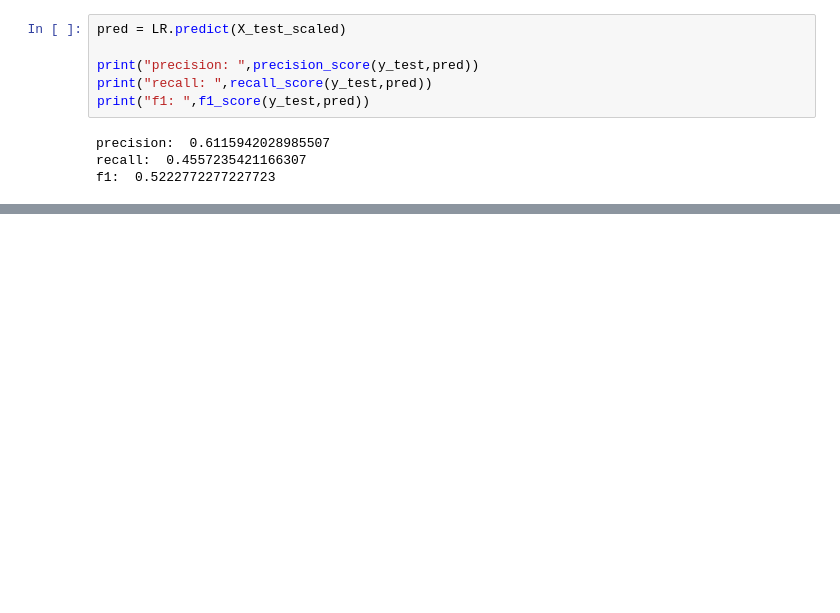
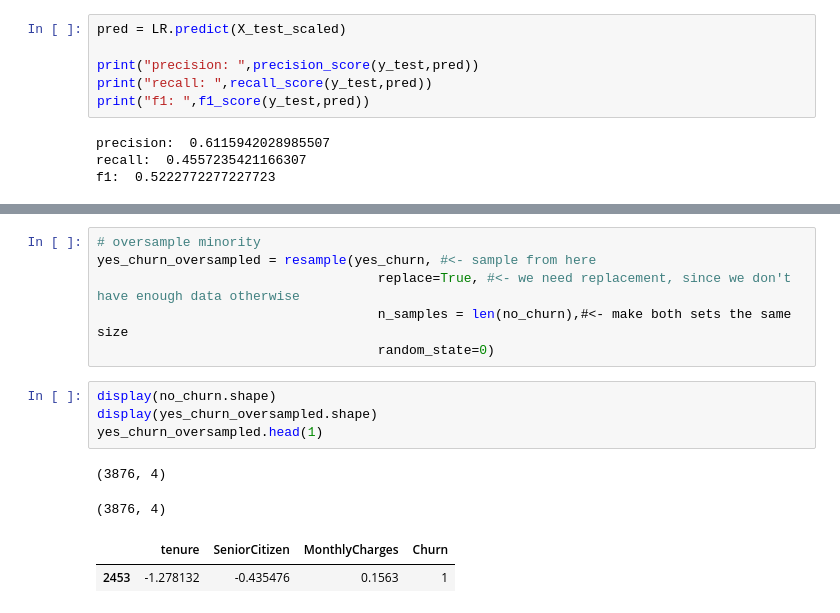
Before and after one commit to mdimasaac/lab-imbalanced-data, a Jupyter notebook: files_for_lab/lab_imbalanced_data.ipynb, the cells around one changed output, grey strips where cells are left out. Drawn from its saved outputs; the diff is of its cells as text; blank space fills up the shorter version.

```diff
--- a/files_for_lab/lab_imbalanced_data.ipynb
+++ b/files_for_lab/lab_imbalanced_data.ipynb
@@ -224,0 +260,15 @@ f1:  0.5222772277227723
+# %%
+# oversample minority
+yes_churn_oversampled = resample(yes_churn, #<- sample from here
+                                    replace=True, #<- we need replacement, since we don't have enough data otherwise
+                                    n_samples = len(no_churn),#<- make both sets the same size
+                                    random_state=0)
+# %%
+display(no_churn.shape)
+display(yes_churn_oversampled.shape)
+yes_churn_oversampled.head(1)
+# %% [output]
+(3876, 4)
+(3876, 4)
+|  | tenure | SeniorCitizen | MonthlyCharges | Churn |
+| 2453 | -1.278132 | -0.435476 | 0.1563 | 1 |
```
Also changed, not shown: parts of 23 cells of this notebook.
